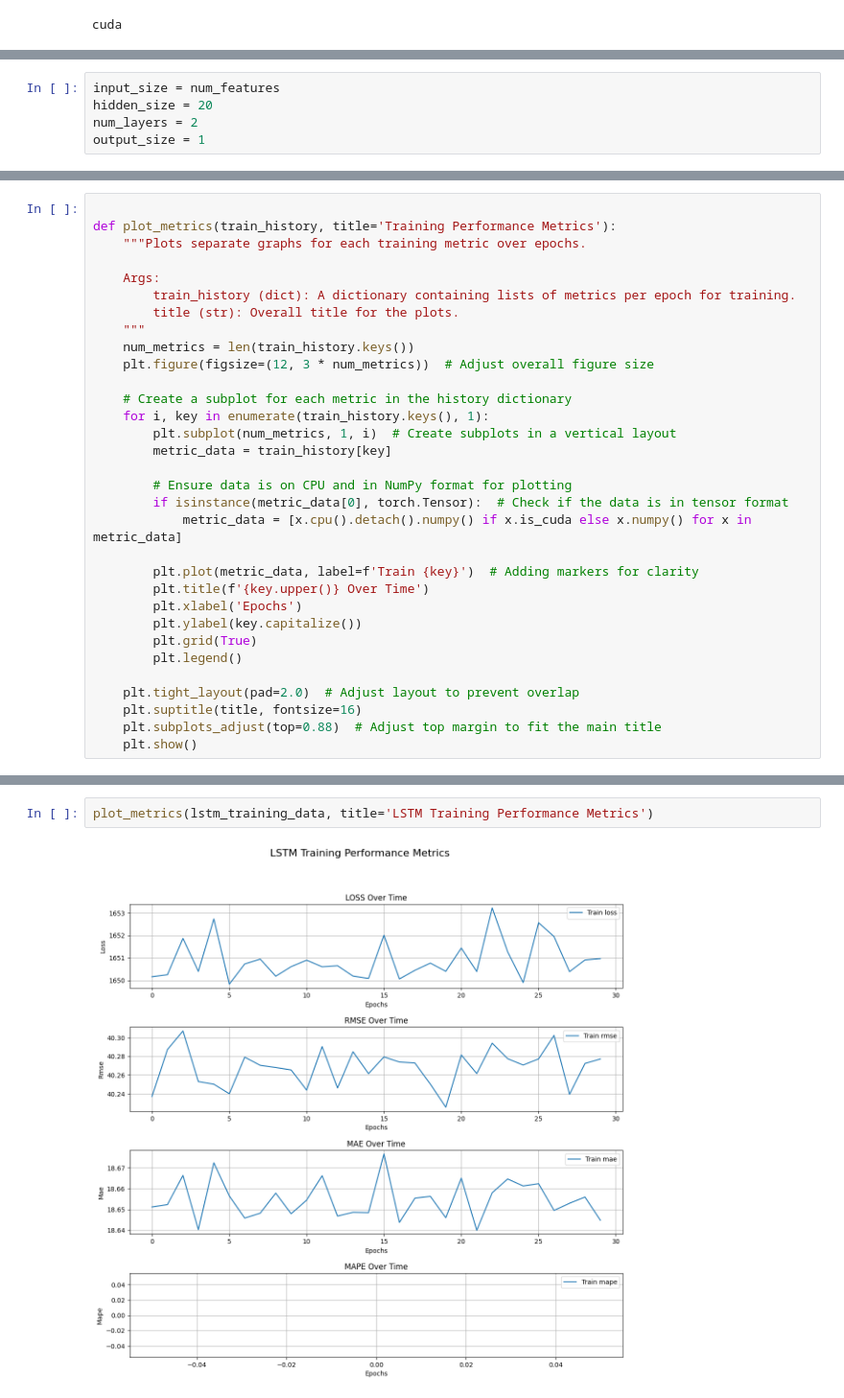
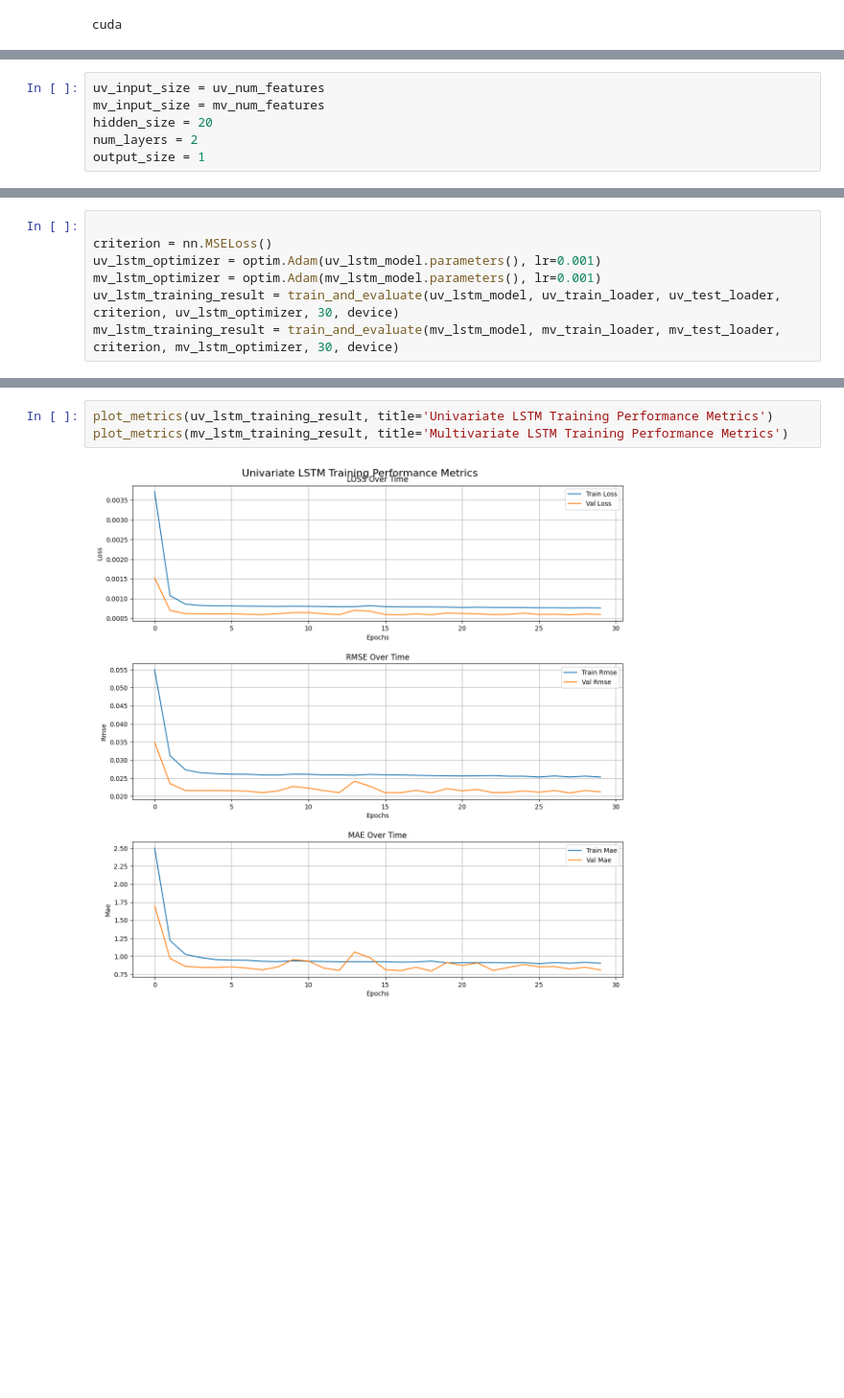
Before and after one commit to JusticeTomlinson/LSTMDemo, a Jupyter notebook: experiment.ipynb, the cells around one changed output, grey strips where cells are left out. Shown at 96% size. Cells and saved outputs as stored; diff of their text form; blank space fills up the shorter version.

Commit message:
Results

```diff
--- a/experiment.ipynb
+++ b/experiment.ipynb
@@ -109,5 +113,6 @@ train_loader
 # %%
-input_size = num_features
+uv_input_size = uv_num_features
+mv_input_size = mv_num_features
 hidden_size = 20
 num_layers = 2
 output_size = 1
@@ -410,32 +162,0 @@ KeyboardInterrupt:
-# %%
-
-def plot_metrics(train_history, title='Training Performance Metrics'):
-    """Plots separate graphs for each training metric over epochs.
-
-    Args:
-        train_history (dict): A dictionary containing lists of metrics per epoch for training.
-        title (str): Overall title for the plots.
-    """
-    num_metrics = len(train_history.keys())
-    plt.figure(figsize=(12, 3 * num_metrics))  # Adjust overall figure size
-
-    # Create a subplot for each metric in the history dictionary
-    for i, key in enumerate(train_history.keys(), 1):
-        plt.subplot(num_metrics, 1, i)  # Create subplots in a vertical layout
-        metric_data = train_history[key]
-
-        # Ensure data is on CPU and in NumPy format for plotting
-        if isinstance(metric_data[0], torch.Tensor):  # Check if the data is in tensor format
-            metric_data = [x.cpu().detach().numpy() if x.is_cuda else x.numpy() for x in metric_data]
-
-        plt.plot(metric_data, label=f'Train {key}')  # Adding markers for clarity
-        plt.title(f'{key.upper()} Over Time')
-        plt.xlabel('Epochs')
-        plt.ylabel(key.capitalize())
-        plt.grid(True)
-        plt.legend()
-
-    plt.tight_layout(pad=2.0)  # Adjust layout to prevent overlap
-    plt.suptitle(title, fontsize=16)
-    plt.subplots_adjust(top=0.88)  # Adjust top margin to fit the main title
-    plt.show()
@@ -441,0 +189,7 @@ def plot_metrics(train_history, title='Training Performance Metrics'):
+# %%
+
+criterion = nn.MSELoss()
+uv_lstm_optimizer = optim.Adam(uv_lstm_model.parameters(), lr=0.001)
+mv_lstm_optimizer = optim.Adam(mv_lstm_model.parameters(), lr=0.001)
+uv_lstm_training_result = train_and_evaluate(uv_lstm_model, uv_train_loader, uv_test_loader, criterion, uv_lstm_optimizer, 30, device)
+mv_lstm_training_result = train_and_evaluate(mv_lstm_model, mv_train_loader, mv_test_loader, criterion, mv_lstm_optimizer, 30, device)
@@ -450,4 +226,5 @@ plot_metrics(gru_training_data, title='GRU Training Performance Metrics')
 # %%
-plot_metrics(lstm_training_data, title='LSTM Training Performance Metrics')
+plot_metrics(uv_lstm_training_result, title='Univariate LSTM Training Performance Metrics')
+plot_metrics(mv_lstm_training_result, title='Multivariate LSTM Training Performance Metrics')
 # %% [output]
-[figure, old version]
+[figure, new version]
```
Also changed, not shown: parts of 33 cells of this notebook, 7 other files.
